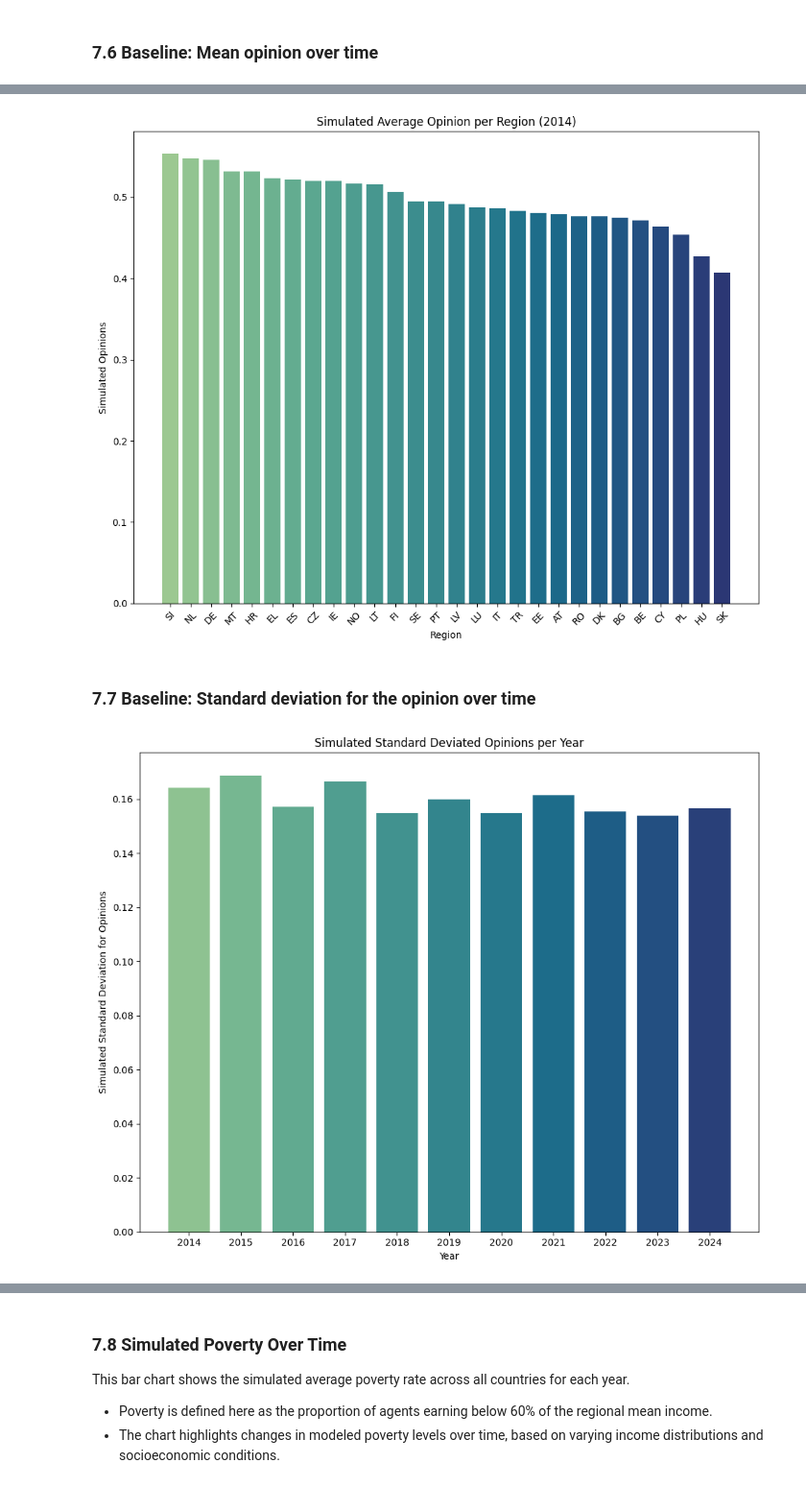
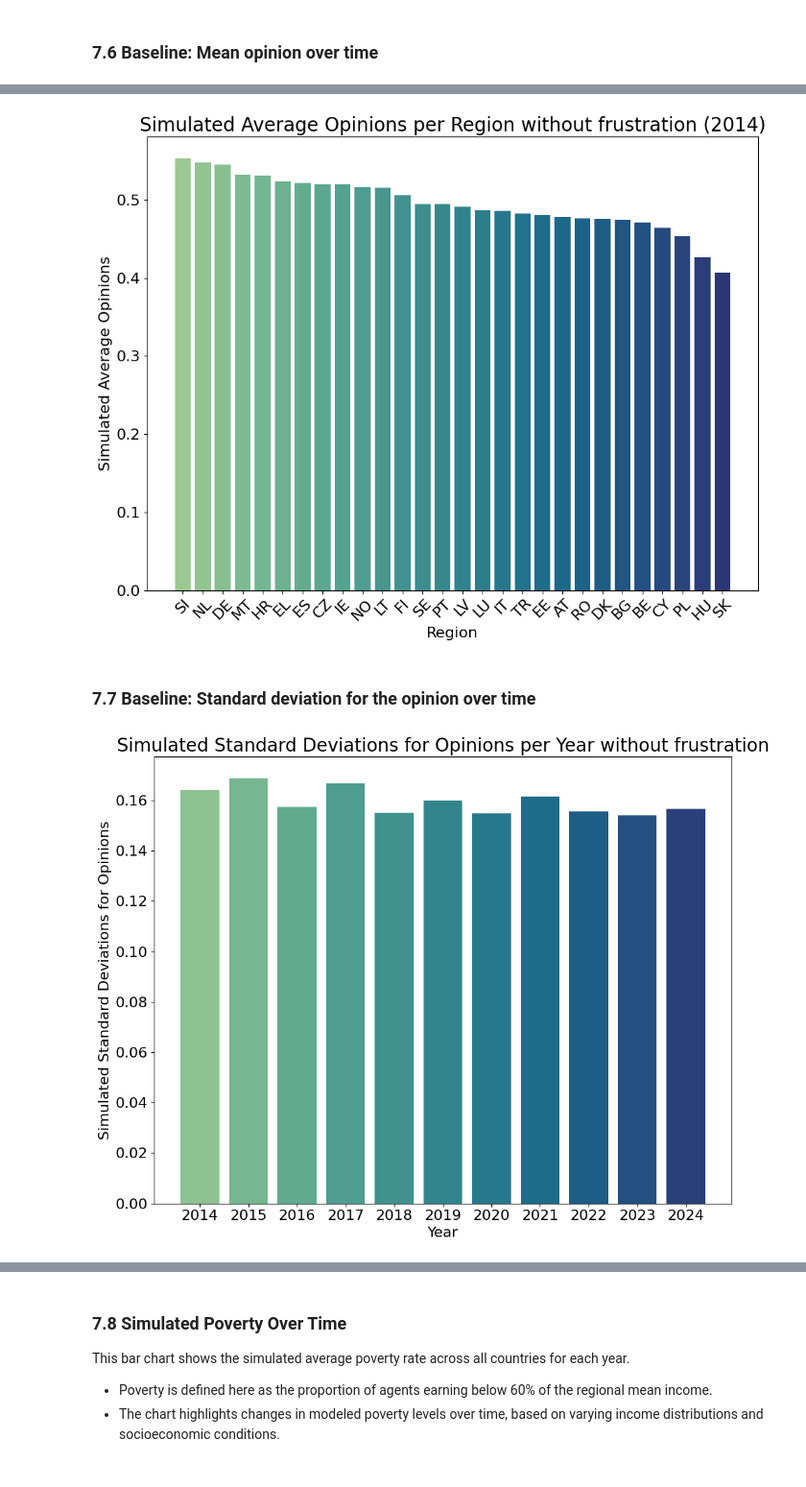
Before and after one commit to tinasophie15/CMSS_Project_Group_15, a Jupyter notebook: src/cmss_group_15.ipynb, the cells around one changed output, grey strips where cells are left out. Shown at 96% size. Drawn from its saved outputs; the diff is of its cells as text; code cells hidden in the pictures.

Commit message:
Adapted fontsizes and labels for images

```diff
--- a/src/cmss_group_15.ipynb
+++ b/src/cmss_group_15.ipynb
@@ -753,34 +771,38 @@ opinion_mean = list(sorted_opinion.values())
 
 plt.figure(figsize=(10, 8))
 plt.bar(region, opinion_mean, color=sns.color_palette("crest", len(region)))
-plt.xlabel("Region")
-plt.ylabel("Simulated Opinions")
-plt.title(f"Simulated Average Opinion per Region ({year})")
+plt.xlabel("Region", fontsize=16)
+plt.ylabel("Simulated Average Opinions", fontsize=16)
+plt.title(f"Simulated Average Opinions per Region without frustration ({year})", fontsize=20)
+plt.tick_params(axis='both', which='major', labelsize=16)
+plt.tick_params(axis='both', which='minor', labelsize=16)
 plt.xticks(rotation=45)
 plt.tight_layout()
 plt.savefig(result_dir.joinpath(f"mean_opinions_by_region_{year}_no_frustration.pdf"), format="pdf")
 plt.show()
 # %% [output]
-[figure, old version]
+[figure, new version]
 # %% [markdown]
 ### 7.7 Baseline: Standard deviation for the opinion over time
 # %%
 years = list(std_opinions_over_years_no_frustration.keys())
 opinion_std = list(std_opinions_over_years_no_frustration.values())
 
 palette = sns.color_palette("crest", len(years))
 colors = palette.as_hex()
 
 plt.figure(figsize=(10, 8))
 plt.bar(years, opinion_std, color=colors)
-plt.xlabel("Year")
-plt.ylabel("Simulated Standard Deviation for Opinions")
-plt.title("Simulated Standard Deviated Opinions per Year")
+plt.xlabel("Year", fontsize=16)
+plt.ylabel("Simulated Standard Deviations for Opinions", fontsize=16)
+plt.title("Simulated Standard Deviations for Opinions per Year without frustration", fontsize=20)
+plt.tick_params(axis='both', which='major', labelsize=16)
+plt.tick_params(axis='both', which='minor', labelsize=16)
 plt.tight_layout()
 plt.savefig(result_dir.joinpath("std_opinions_over_years_no_frustration.pdf"), format="pdf")
 plt.show()
 # %% [output]
-[figure, old version]
+[figure, new version]
 # %%
 year = '2014'
 opinion_series = std_opinions_dict_over_years_no_frustration[year]
```
Also changed, not shown: parts of 13 cells of this notebook, 15 other files.
